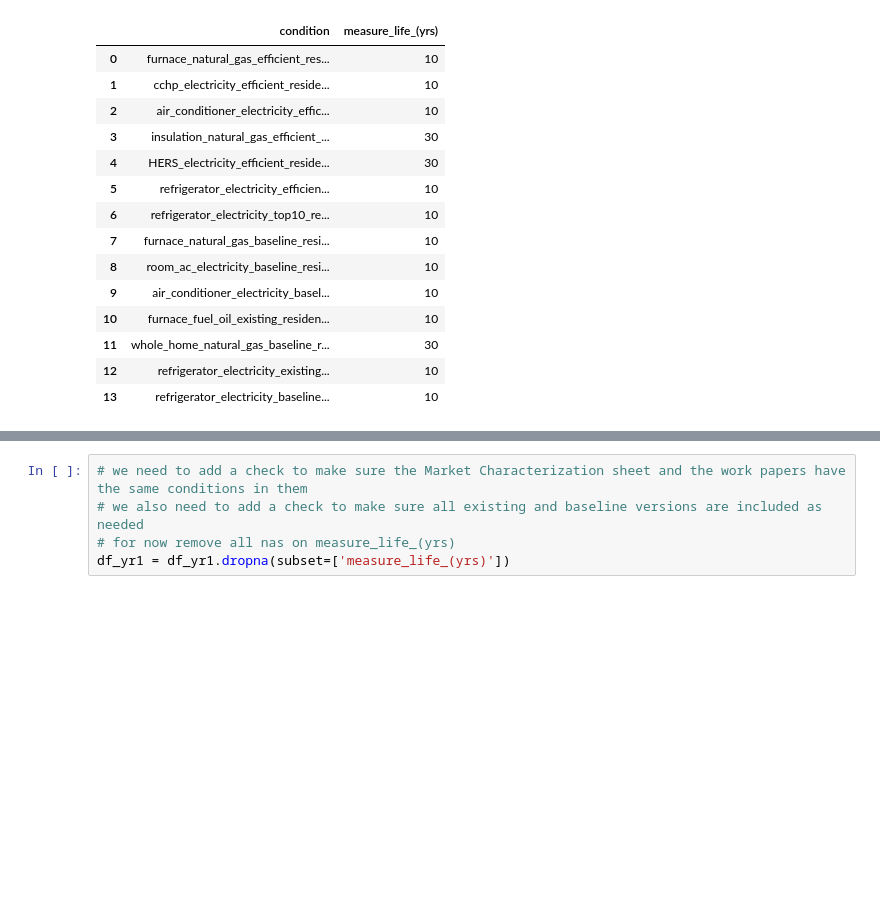
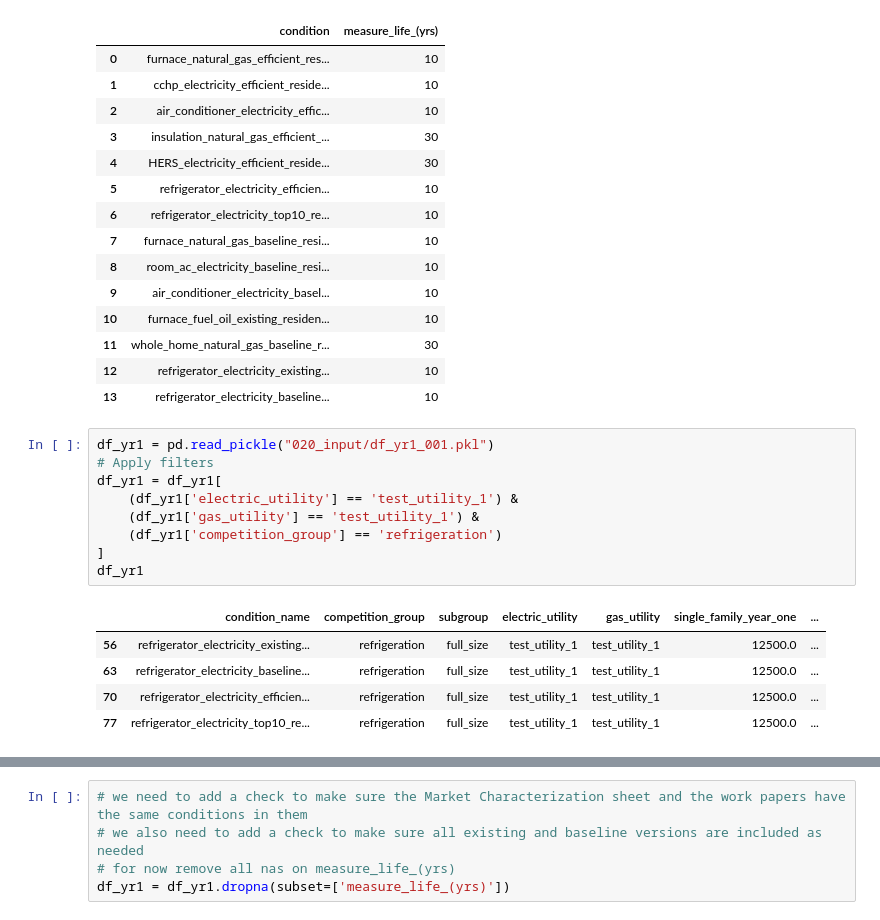
Before and after one commit to NV5-Optimal/Potential_Study_Tool_Prototype, a Jupyter notebook: 020_Market_and_Cost_Merge.ipynb, the cells around one changed output, grey strips where cells are left out. Cells and saved outputs as stored; diff of their text form; blank space fills up the shorter version.

```diff
--- a/020_Market_and_Cost_Merge.ipynb
+++ b/020_Market_and_Cost_Merge.ipynb
@@ -57,6 +57,21 @@ df_life
 | 11 | whole_home_natural_gas_baseline_r... | 30 |
 | 12 | refrigerator_electricity_existing... | 10 |
 | 13 | refrigerator_electricity_baseline... | 10 |
+# %%
+df_yr1 = pd.read_pickle("020_input/df_yr1_001.pkl")
+# Apply filters
+df_yr1 = df_yr1[
+    (df_yr1['electric_utility'] == 'test_utility_1') &
+    (df_yr1['gas_utility'] == 'test_utility_1') &
+    (df_yr1['competition_group'] == 'refrigeration')
+]
+df_yr1
+# %% [output]
+|  | condition_name | competition_group | subgroup | electric_utility | gas_utility | single_family_year_one | ... |
+| 56 | refrigerator_electricity_existing... | refrigeration | full_size | test_utility_1 | test_utility_1 | 12500.0 | ... |
+| 63 | refrigerator_electricity_baseline... | refrigeration | full_size | test_utility_1 | test_utility_1 | 12500.0 | ... |
+| 70 | refrigerator_electricity_efficien... | refrigeration | full_size | test_utility_1 | test_utility_1 | 12500.0 | ... |
+| 77 | refrigerator_electricity_top10_re... | refrigeration | full_size | test_utility_1 | test_utility_1 | 12500.0 | ... |
 # %%
 df_yr1 = pd.read_pickle("020_input/df_yr1_001.pkl")
 # first need to change df_yr1 into long format with the current column names which are building types into rows and a new column for building type
```
Also changed, not shown: parts of 2 cells of this notebook, 4 other files.
